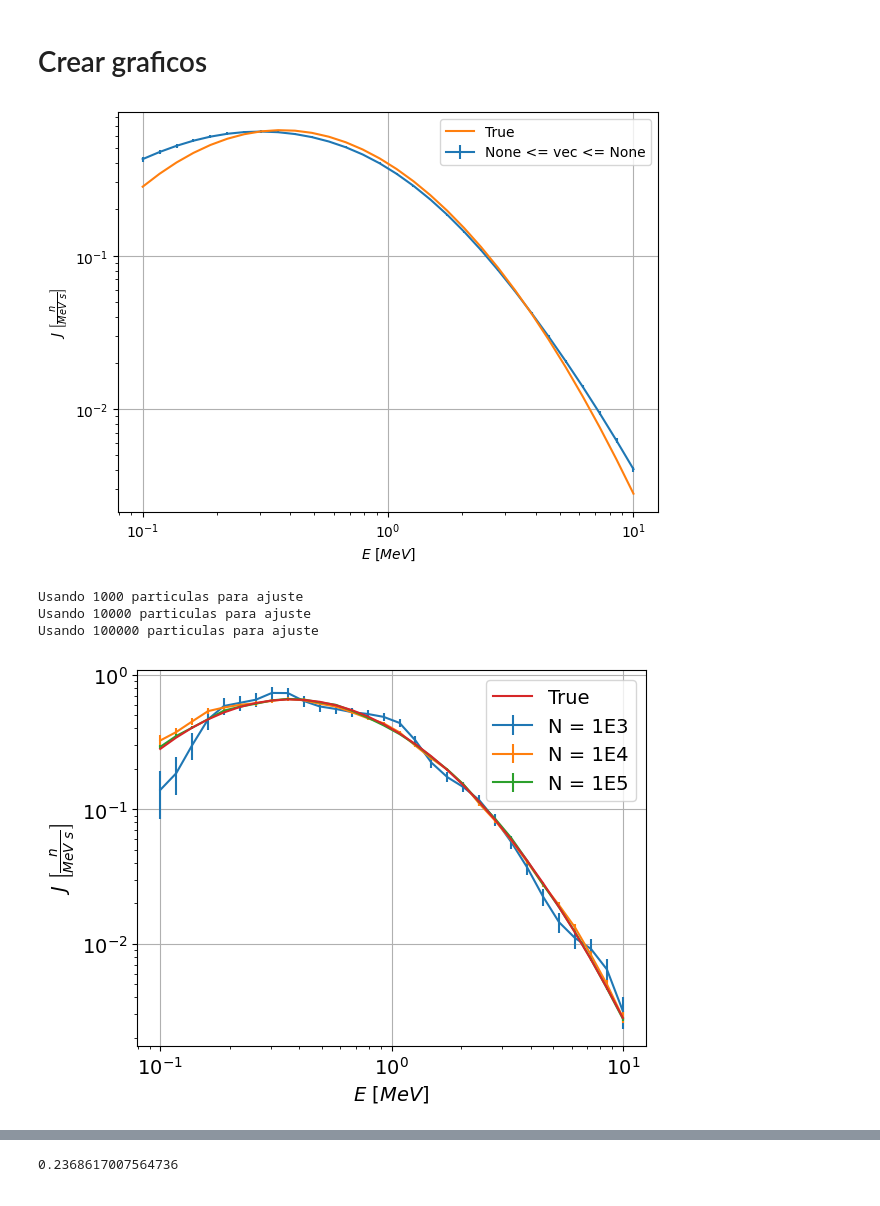
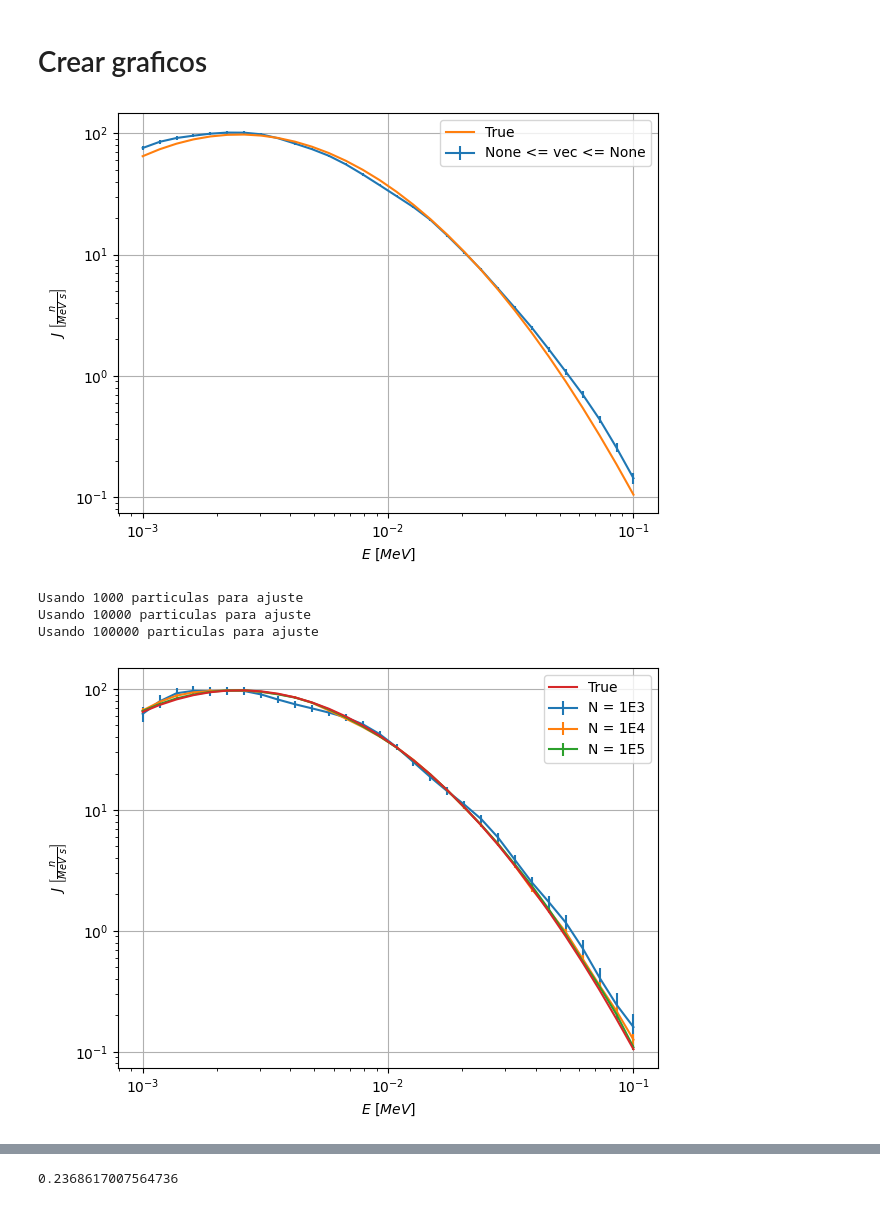
Before and after one commit to KDSource/KDSource, a Jupyter notebook: examples/example.ipynb, the cells around one changed output, grey strips where cells are left out. Saved outputs shown, nothing was run; the diff lists cells and outputs as text; code cells hidden in the pictures.

```diff
--- a/examples/example.ipynb
+++ b/examples/example.ipynb
@@ -64,3 +62,9 @@ plt.xlabel("Normalized bandwidth")
 plt.show()
 # %% [output]
 [figure]
+# %%
+# Cargar KSource previamente guardada
+
+s = ks.KSource.load("samples_source.xml")
+N = 1E4 # Cantidad de particulas a utilizar
+s.fit(N)
@@ -99,53 +142,53 @@ plt.show()
 
 vec0 = None
 vec1 = None
-EE = np.logspace(-1,1,30)
+EE = np.logspace(-3,-1,30)
 fig,scores = s.plot_E(EE, vec0, vec1)
 
 uu = np.log(1/EE)
-plt.plot(EE, 1/EE * np.exp(-uu**2/(2*su**2))/(su*np.sqrt(2*np.pi)), zorder=3, label="True")
+plt.plot(EE, 1/EE * np.exp(-(uu-5)**2/(2*su**2))/(su*np.sqrt(2*np.pi)), zorder=3, label="True")
 plt.legend()
 
 plt.tight_layout()
 #plt.savefig("ekin.pdf")
 plt.show()
 # %% [output]
-[figure, old version]
+[figure, new version]
 # %%
 # Graficos en E
 
 vec0 = None
 vec1 = None
-EE = np.logspace(-1,1,30)
+EE = np.logspace(-3,-1,30)
 
 s.bw_method = None
 
 s.fit(N=1E3)
 fig,scores = s.plot_E(EE, vec0, vec1)
 
 s.fit(N=1E4)
 fig,scores = s.plot_E(EE, vec0, vec1)
 
 s.fit(N=1E5)
 fig,scores = s.plot_E(EE, vec0, vec1)
 
 uu = np.log(1/EE)
-plt.plot(EE, 1/EE * np.exp(-uu**2/(2*su**2))/(su*np.sqrt(2*np.pi)), zorder=3, label="True")
+plt.plot(EE, 1/EE * np.exp(-(uu-5)**2/(2*su**2))/(su*np.sqrt(2*np.pi)), zorder=3, label="True")
 
 plt.legend()
 L=fig.axes[0].legend()
 L.get_texts()[1].set_text('N = 1E3')
 L.get_texts()[2].set_text('N = 1E4')
 L.get_texts()[3].set_text('N = 1E5')
 
 plt.tight_layout()
 plt.savefig("ekin.pdf")
 plt.show()
 # %% [output]
 Usando 1000 particulas para ajuste
 Usando 10000 particulas para ajuste
 Usando 100000 particulas para ajuste
-[figure, old version]
+[figure, new version]
 # %%
 # Graficos en x
 
```
Also changed, not shown: parts of 10 cells of this notebook, 5 other files.
